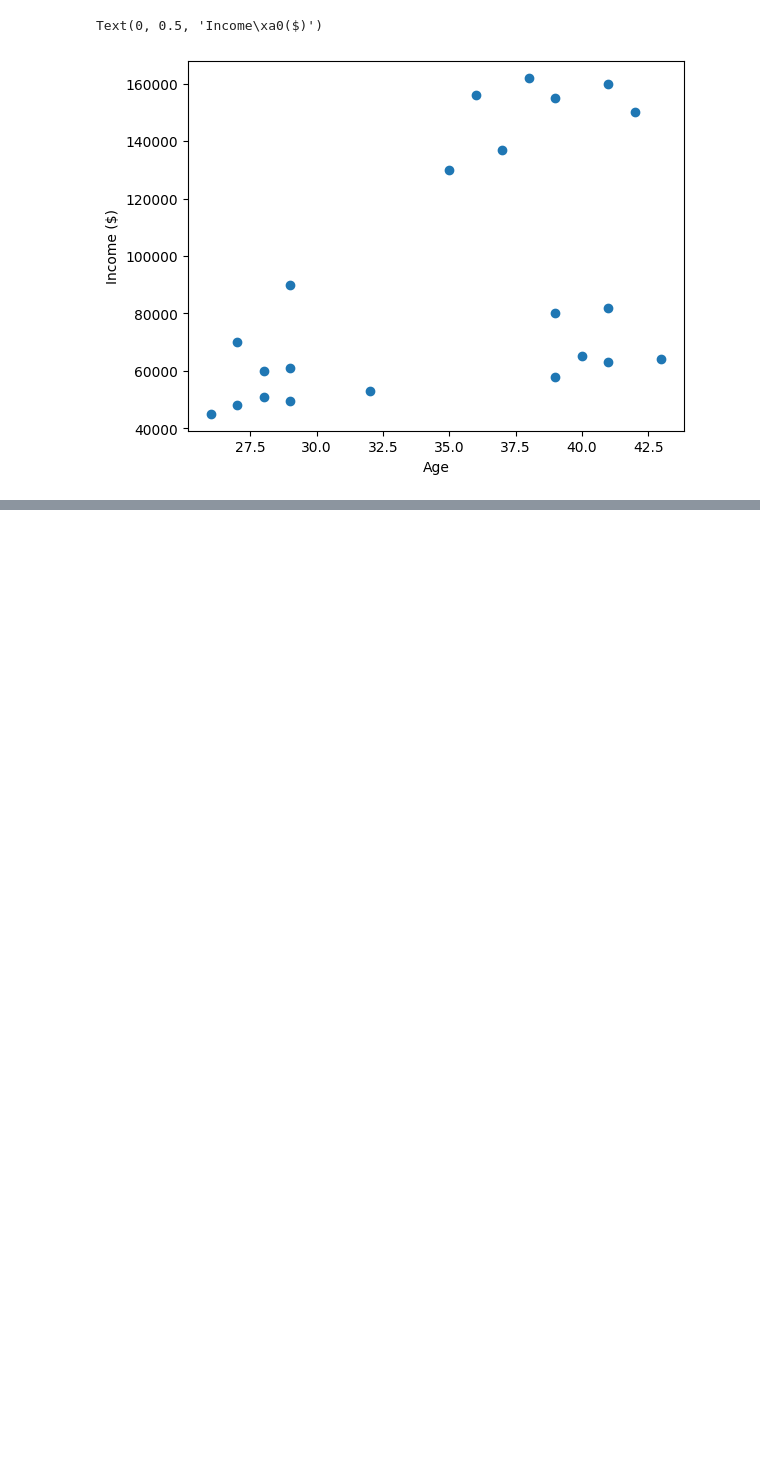
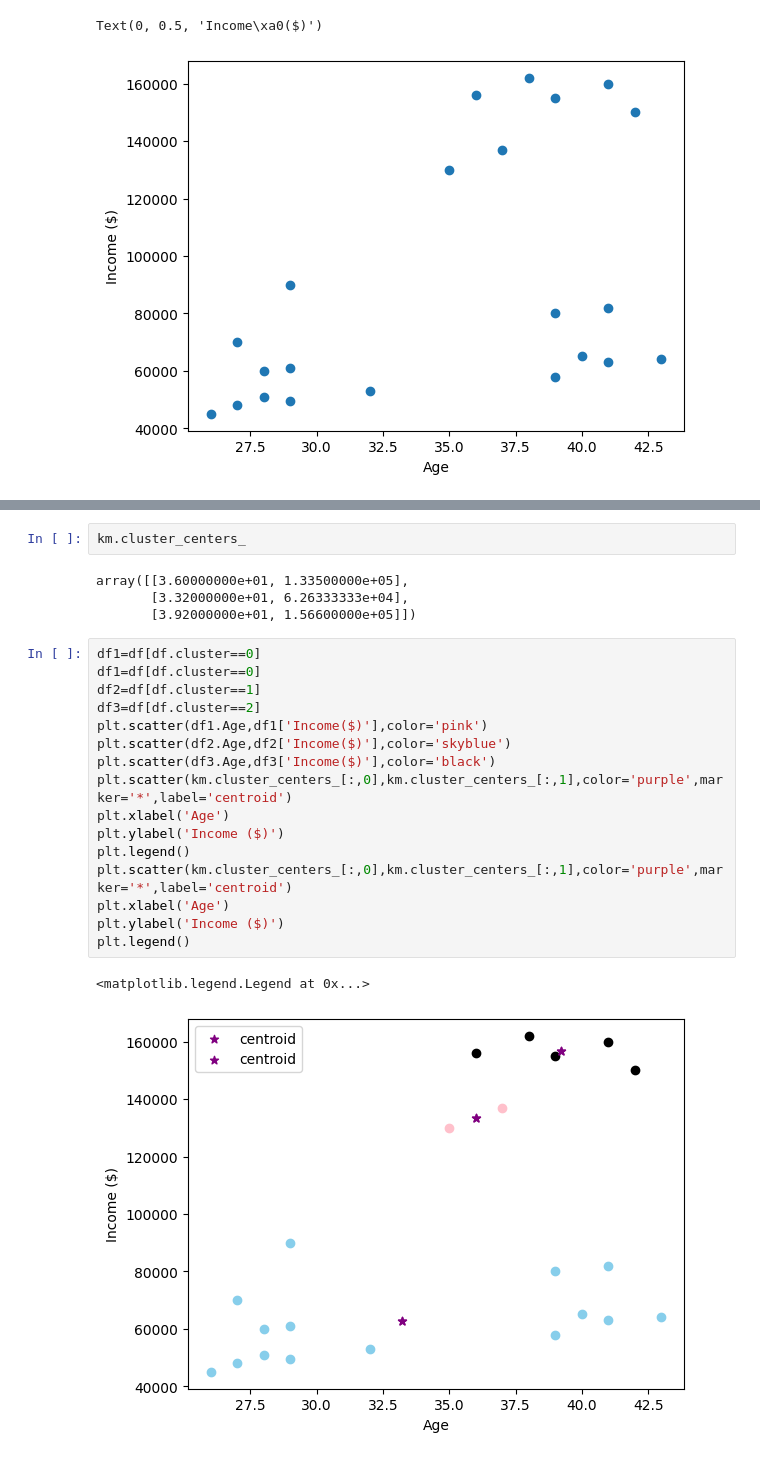
Before and after one commit to jasmineshaik2295/zeta, a Jupyter notebook: cluster.ipynb, the cells around one changed output, grey strips where cells are left out. Drawn from its saved outputs; the diff is of its cells as text; blank space fills up the shorter version.

```diff
--- a/cluster.ipynb
+++ b/cluster.ipynb
@@ -61,0 +62,25 @@ df
+# %%
+km.cluster_centers_
+# %% [output]
+array([[3.60000000e+01, 1.33500000e+05],
+       [3.32000000e+01, 6.26333333e+04],
+       [3.92000000e+01, 1.56600000e+05]])
+# %%
+df1=df[df.cluster==0]
+df1=df[df.cluster==0]
+df2=df[df.cluster==1]
+df3=df[df.cluster==2]
+plt.scatter(df1.Age,df1['Income($)'],color='pink')
+plt.scatter(df2.Age,df2['Income($)'],color='skyblue')
+plt.scatter(df3.Age,df3['Income($)'],color='black')
+plt.scatter(km.cluster_centers_[:,0],km.cluster_centers_[:,1],color='purple',marker='*',label='centroid')
+plt.xlabel('Age')
+plt.ylabel('Income ($)')
+plt.legend()
+plt.scatter(km.cluster_centers_[:,0],km.cluster_centers_[:,1],color='purple',marker='*',label='centroid')
+plt.xlabel('Age')
+plt.ylabel('Income ($)')
+plt.legend()
+# %% [output]
+<matplotlib.legend.Legend at 0x...>
+[figure, added]
```
Also changed, not shown: parts of 9 cells of this notebook.
